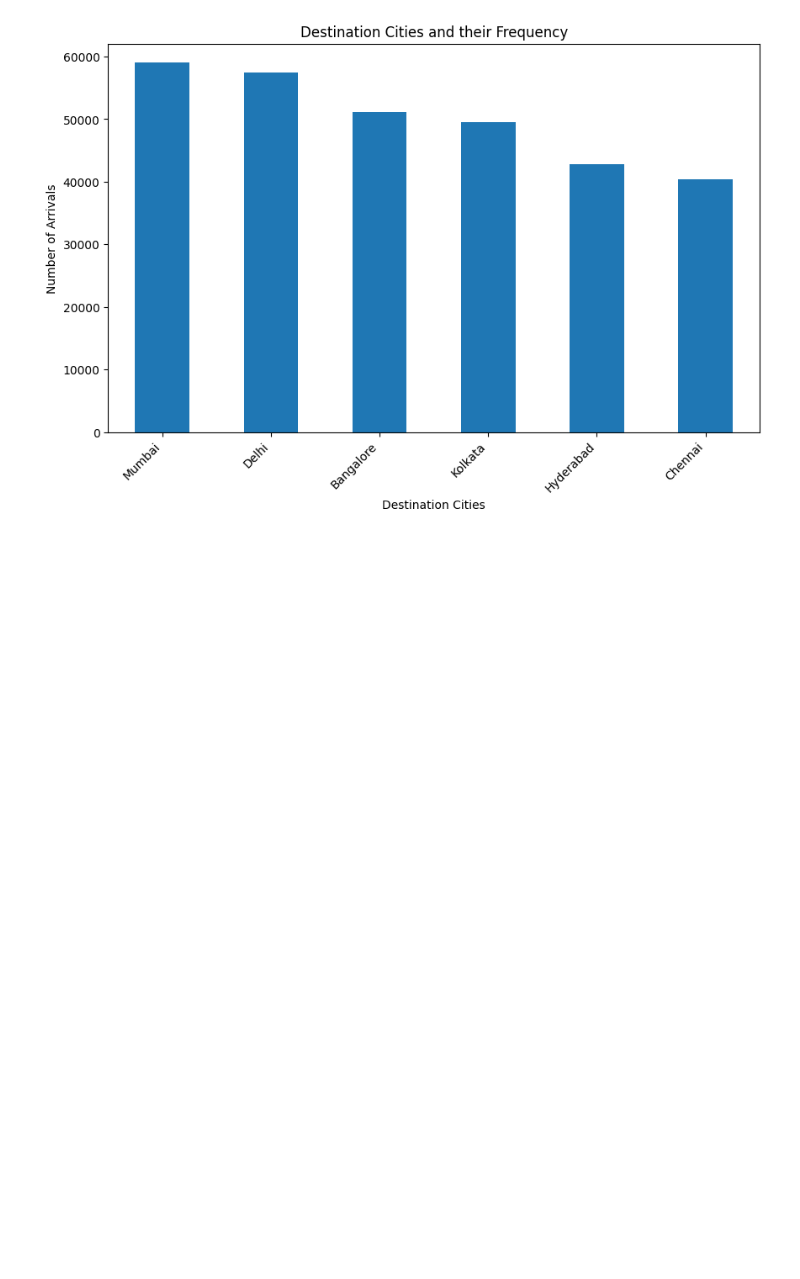
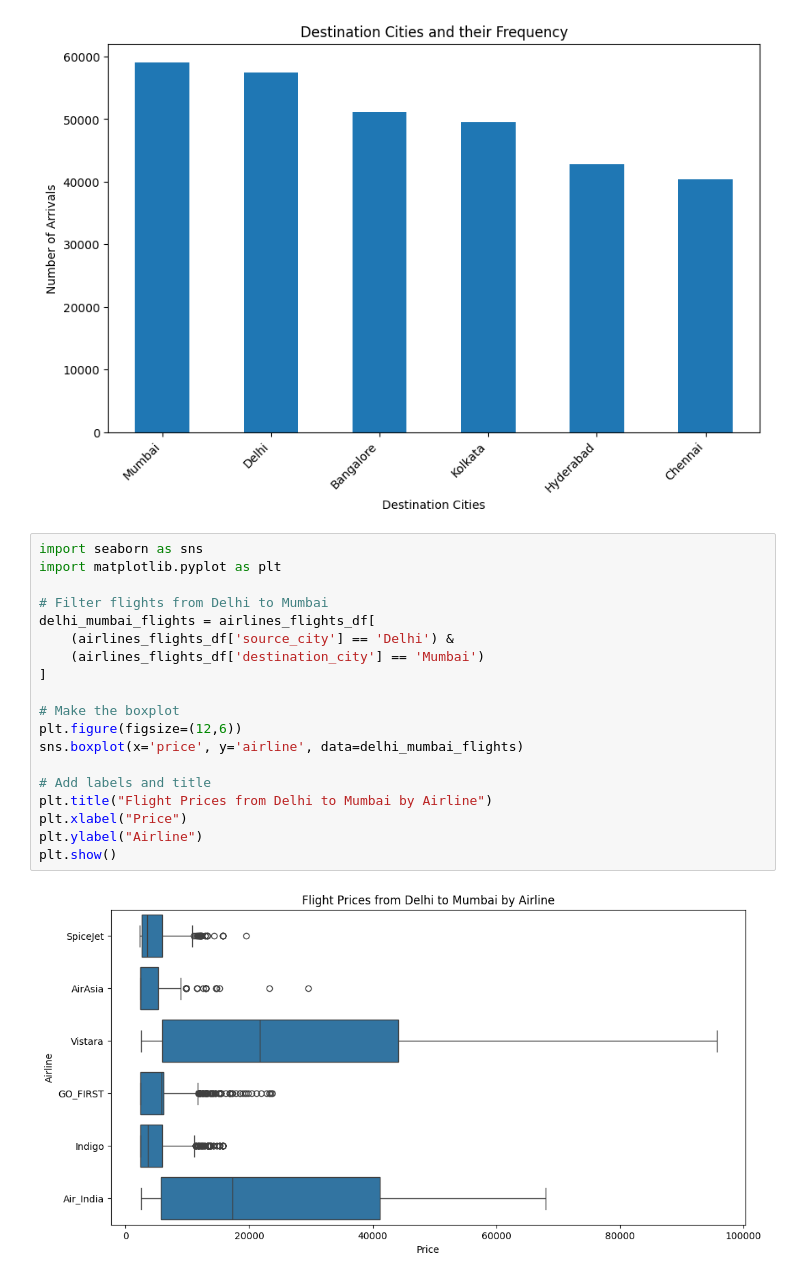
Before and after one commit to build-summer-2025/async-final-project-purple-Eric, a Jupyter notebook: final_project_example.ipynb, the cells around one changed output. Drawn from its saved outputs; the diff is of its cells as text; blank space fills up the shorter version.

```diff
--- a/final_project_example.ipynb
+++ b/final_project_example.ipynb
@@ -87,3 +87,24 @@ plt.xticks(rotation=45, ha = 'right')
 plt.show()
 # %% [output]
 [figure]
+# %%
+import seaborn as sns
+import matplotlib.pyplot as plt
+
+# Filter flights from Delhi to Mumbai
+delhi_mumbai_flights = airlines_flights_df[
+    (airlines_flights_df['source_city'] == 'Delhi') &
+    (airlines_flights_df['destination_city'] == 'Mumbai')
+]
+
+# Make the boxplot
+plt.figure(figsize=(12,6))
+sns.boxplot(x='price', y='airline', data=delhi_mumbai_flights)
+
+# Add labels and title
+plt.title("Flight Prices from Delhi to Mumbai by Airline")
+plt.xlabel("Price")
+plt.ylabel("Airline")
+plt.show()
+# %% [output]
+[figure, added]
```
Also changed, not shown: parts of 1 cell of this notebook, 2 other files.
